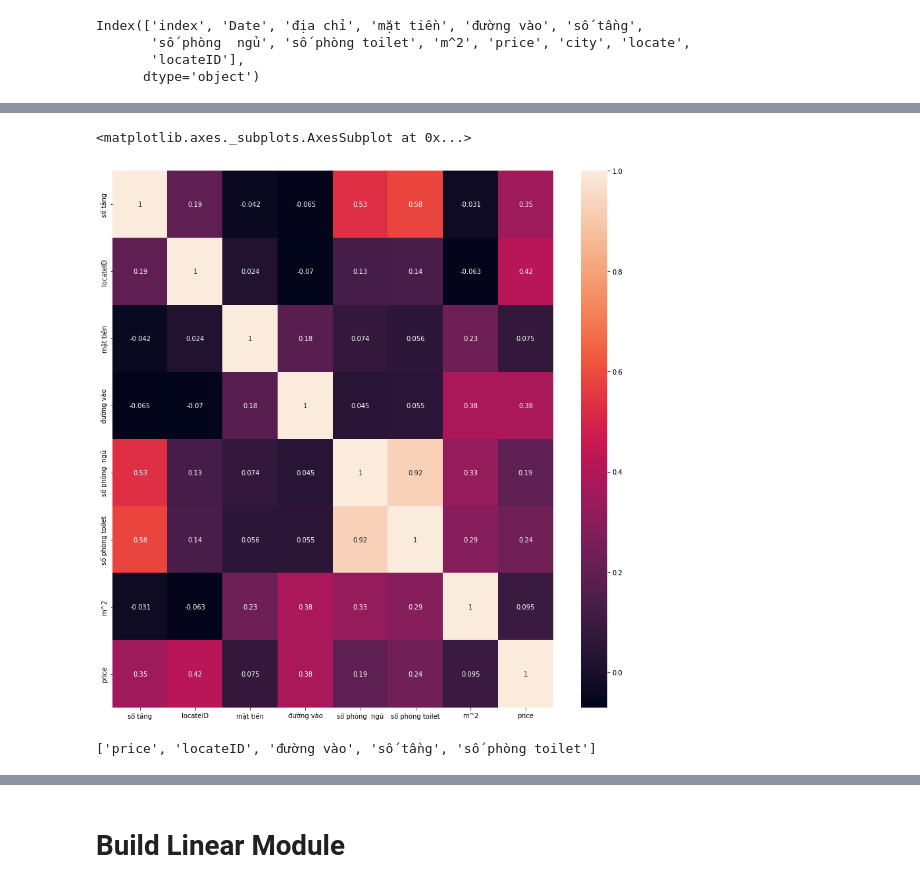
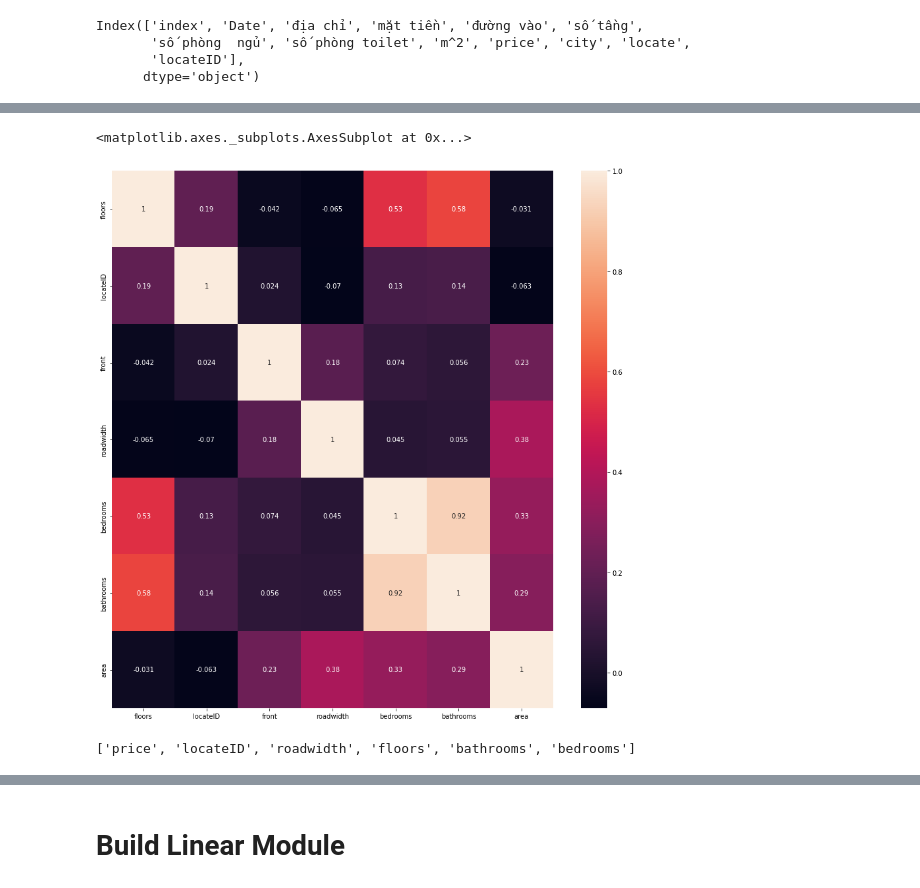
Before and after one commit to kietbg0079/LinearRegression-Module, a Jupyter notebook: HousePredict.ipynb, the cells around one changed output, grey strips where cells are left out. Drawn from its saved outputs; the diff is of its cells as text; code cells hidden in the pictures.

```diff
--- a/HousePredict.ipynb
+++ b/HousePredict.ipynb
@@ -142,5 +117,5 @@ zip_ref.close()
 # %%
-df2=pd.read_csv('/content/listCity - Sheet1.csv')
+df2=pd.read_csv('/content/LinearRegression-Module/listCity - Sheet1.csv')
 listCity = df2['Thành phố'].tolist()
 # %%
 print(listCity)
@@ -200,0 +192,21 @@ dtype: int64
+# %%
+#Compare price between city
+
+lst = ['Hà Nội', 'Hồ Chí Minh']
+hn_data = df[df['city']=='Hà Nội'].drop(['index', 'level_0'], axis = 1).reset_index()
+hcm_data = df[df['city']=='Hồ Chí Minh'].drop(['index', 'level_0'], axis = 1).reset_index()
+other_data = df[~df['city'].isin(lst)].drop(['index', 'level_0'], axis = 1).reset_index()
+
+def transform(df):
+  new_df = df
+  new_df = new_df.drop(['Date', 'city', 'index', 'địa chỉ'], axis = 1).reset_index().drop('index', axis = 1)
+  dic_name = {"mặt tiền" : "front", "đường vào": "roadwidth", "số tầng" : "floors", "số phòng ngủ": "bedrooms",
+              "số phòng toilet" : "bathrooms", "m^2" : "area"}
+  final_df = new_df.rename(columns=dic_name)
+
+  return final_df
+
+hn_clean = transform(hn_data)
+hcm_clean = transform(hcm_data)
+other_clean = transform(other_data)
+other_clean = other_clean.drop(int(other_data[other_data['price'] == other_data['price'].max()].index[0]))
@@ -215,2 +231,3 @@ zip_ref.close()
 # %%
-listQuan = pd.read_csv('/content/HaNoi quan - Sheet1.csv')
+listQuan = pd.read_csv('/content/LinearRegression-Module/HaNoi quan - Sheet1.csv')
+danhSachQuan = listQuan['Tên gọi'].tolist()
@@ -357,4 +367,6 @@ Index(['index', 'Date', 'địa chỉ', 'mặt tiền', 'đường vào', 'số
        'locateID'],
       dtype='object')
 # %%
-sns.pairplot(x_vars=['số tầng','locateID','mặt tiền','đường vào','số phòng  ngủ','số phòng toilet','m^2'],y_vars=['price'],data=dataUse)
+dic_name = {"mặt tiền" : "front", "đường vào": "roadwidth", "số tầng" : "floors", "số phòng  ngủ": "bedrooms",
+              "số phòng toilet" : "bathrooms", "m^2" : "area"}
+dataUse = dataUse.rename(columns = dic_name)
@@ -364,13 +378,13 @@ sns.pairplot(x_vars=['số tầng','locateID','mặt tiền','đường vào','s
 # %%
 # df1 = df.loc[:, df.columns != col]
 fig, ax = plt.subplots(figsize=(15,15))
-sns.heatmap(dataUse[['số tầng','locateID','mặt tiền','đường vào','số phòng  ngủ','số phòng toilet','m^2','price']].corr(), annot=True)
+sns.heatmap(dataUse[['floors','locateID','front','roadwidth','bedrooms','bathrooms','area']].corr(), annot=True)
 # %% [output]
 <matplotlib.axes._subplots.AxesSubplot at 0x...>
-[figure, old version]
+[figure, new version]
 # %%
-corr_Matrix = dataUse[['số tầng','locateID','mặt tiền','đường vào','số phòng  ngủ','số phòng toilet','m^2','price']].corr()
-listFeature = list(corr_Matrix.nlargest(5, 'price')['price'].index)
+corr_Matrix = dataUse[['floors','locateID','front','roadwidth','bedrooms','bathrooms','area','price']].corr()
+listFeature = list(corr_Matrix.nlargest(6, 'price')['price'].index)
 listFeature
 # %% [output]
-['price', 'locateID', 'đường vào', 'số tầng', 'số phòng toilet']
+['price', 'locateID', 'roadwidth', 'floors', 'bathrooms', 'bedrooms']
```
Also changed, not shown: parts of 40 cells of this notebook.
